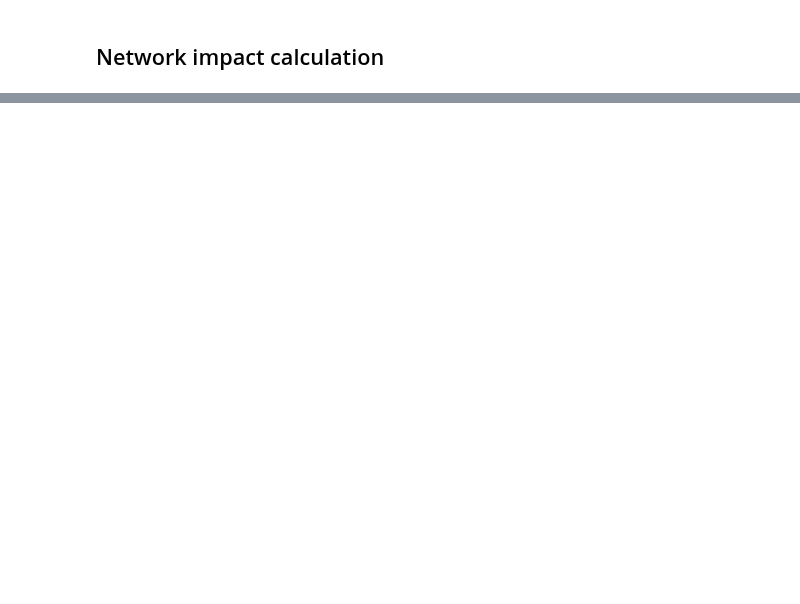
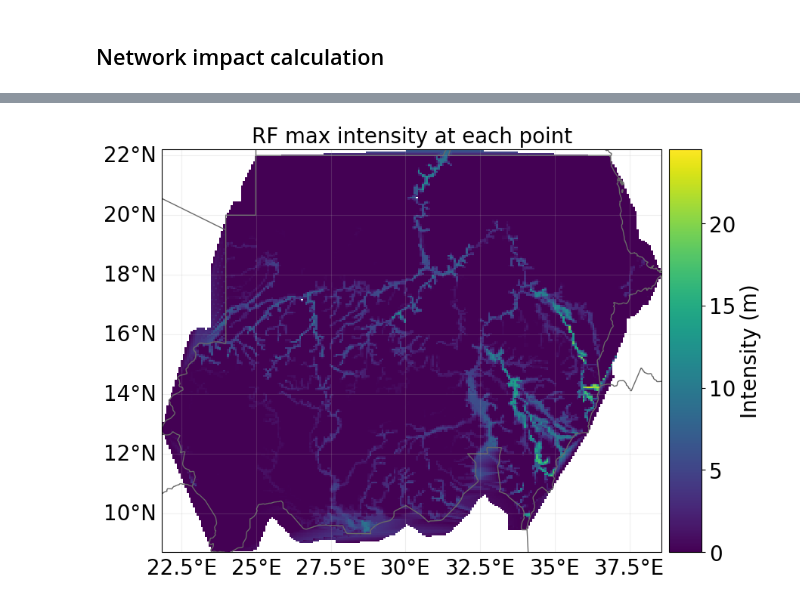
Before and after one commit to CLIMADA-project/climada_petals, a Jupyter notebook: doc/tutorial/climada_engine_Networks_minimal.ipynb, the cells around one changed output, grey strips where cells are left out. Saved outputs shown, nothing was run; the diff lists cells and outputs as text; code cells hidden in the pictures; blank space fills up the shorter version.

```diff
--- a/doc/tutorial/climada_engine_Networks_minimal.ipynb
+++ b/doc/tutorial/climada_engine_Networks_minimal.ipynb
@@ -241,0 +242,12 @@ nw_calc_test.network.nodes.plot(column="actual_supply_healthcare_people")#actual
+# %%
+client = Client()
+rf_sudan = client.get_hazard(
+    "river_flood",
+    properties={
+        "country_name": "Sudan",
+        "climate_scenario": "historical",
+        "year_range" : "1980_2000"
+    },
+)
+rf_sudan.plot_intensity(0);
+# %% [output]
@@ -242,2 +255,3 @@ nw_calc_test.network.nodes.plot(column="actual_supply_healthcare_people")#actual
+[figure, added]
 # %%
 #prepare impact functions
```
Also changed, not shown: parts of 15 cells of this notebook.
